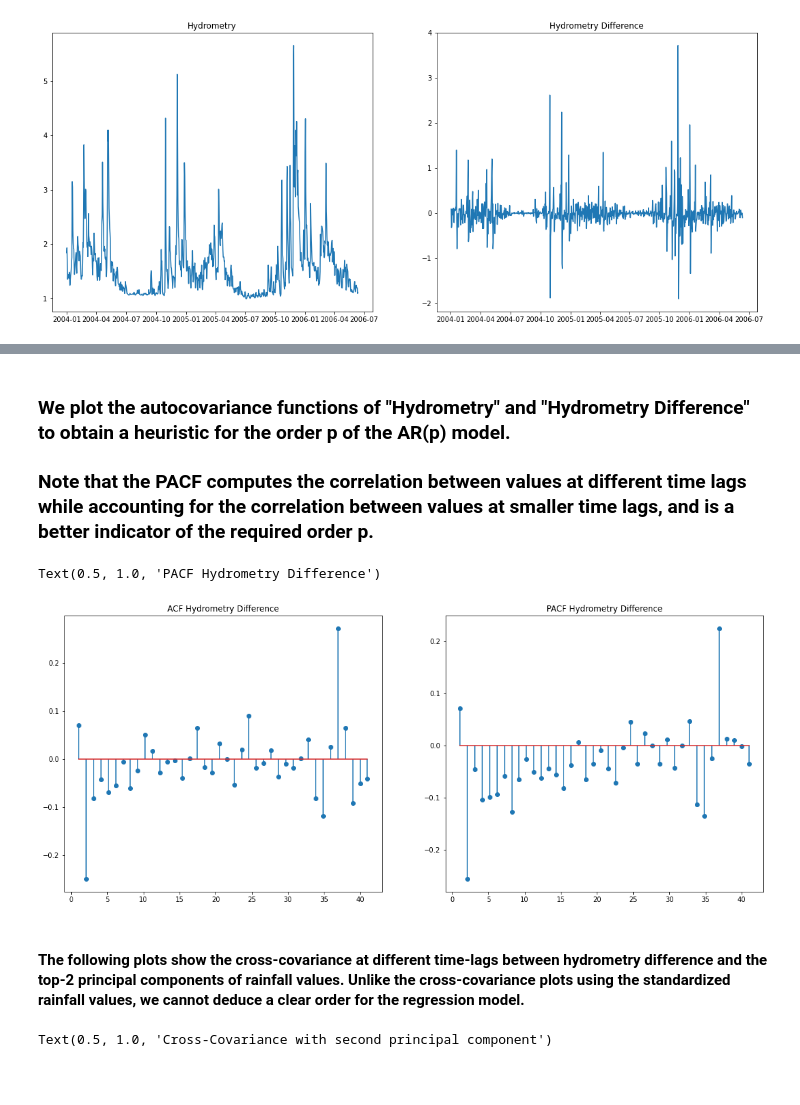
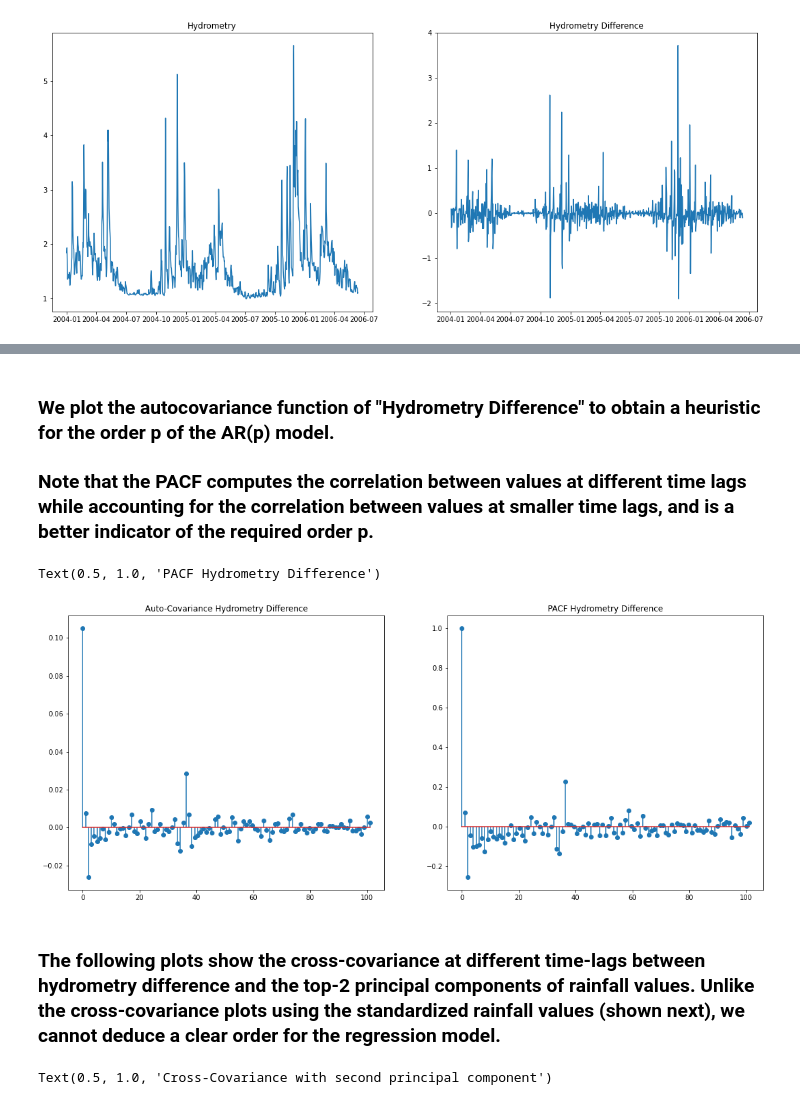
Before and after one commit to Emr03/AceaSmartWaterAnalytics, a Jupyter notebook: River Arno.ipynb, the cells around one changed output, grey strips where cells are left out. Drawn from its saved outputs; the diff is of its cells as text; code cells hidden in the pictures; blank space fills up the shorter version.

```diff
--- a/River Arno.ipynb
+++ b/River Arno.ipynb
@@ -230,24 +247,24 @@ Text(0.5, 1.0, 'Hydrometry Difference')
 # %% [markdown]
-### We plot the autocovariance functions of "Hydrometry" and "Hydrometry Difference" to obtain a heuristic for the order p of the AR(p) model.
+### We plot the autocovariance function of "Hydrometry Difference" to obtain a heuristic for the order p of the AR(p) model.
 
 ### Note that the PACF computes the correlation between values at different time lags while accounting for the correlation between values at smaller time lags, and is a better indicator of the required order p.
 # %%
-x = np.linspace(0, 41, 41)
+x = np.linspace(0, 101, 101)
 fig, ax = plt.subplots(1, 2, squeeze=False)
 fig.set_size_inches(18.5, 7.5)
 
-acov = sm.tsa.stattools.acf(hydro_diff, fft=False, nlags=40)
-ax[0, 0].stem(x[1:], acov[1:], use_line_collection=True)
-ax[0, 0].set_title("ACF Hydrometry Difference")
+acov = sm.tsa.stattools.acovf(hydro_diff, fft=False, nlag=100)
+ax[0, 0].stem(x, acov, use_line_collection=True)
+ax[0, 0].set_title("Auto-Covariance Hydrometry Difference")
 
-pacov = sm.tsa.stattools.pacf(hydro_diff,nlags=40)
-ax[0, 1].stem(x[1:], pacov[1:], use_line_collection=True)
+pacov = sm.tsa.stattools.pacf(hydro_diff, nlags=100)
+ax[0, 1].stem(x, pacov, use_line_collection=True)
 ax[0, 1].set_title("PACF Hydrometry Difference")
 # %% [output]
 Text(0.5, 1.0, 'PACF Hydrometry Difference')
-[figure, old version]
+[figure, new version]
 # %% [markdown]
-#### The following plots show the cross-covariance at different time-lags between hydrometry difference and the top-2 principal components of rainfall values. Unlike the cross-covariance plots using the standardized rainfall values, we cannot deduce a clear order for the regression model.
+### The following plots show the cross-covariance at different time-lags between hydrometry difference and the top-2 principal components of rainfall values. Unlike the cross-covariance plots using the standardized rainfall values (shown next), we cannot deduce a clear order for the regression model.
 # %%
 # compute cross-covariance between hydrometry difference and rainfall representations
 # rainfall was projected onto 2 principal components
```
Also changed, not shown: parts of 58 cells of this notebook.
